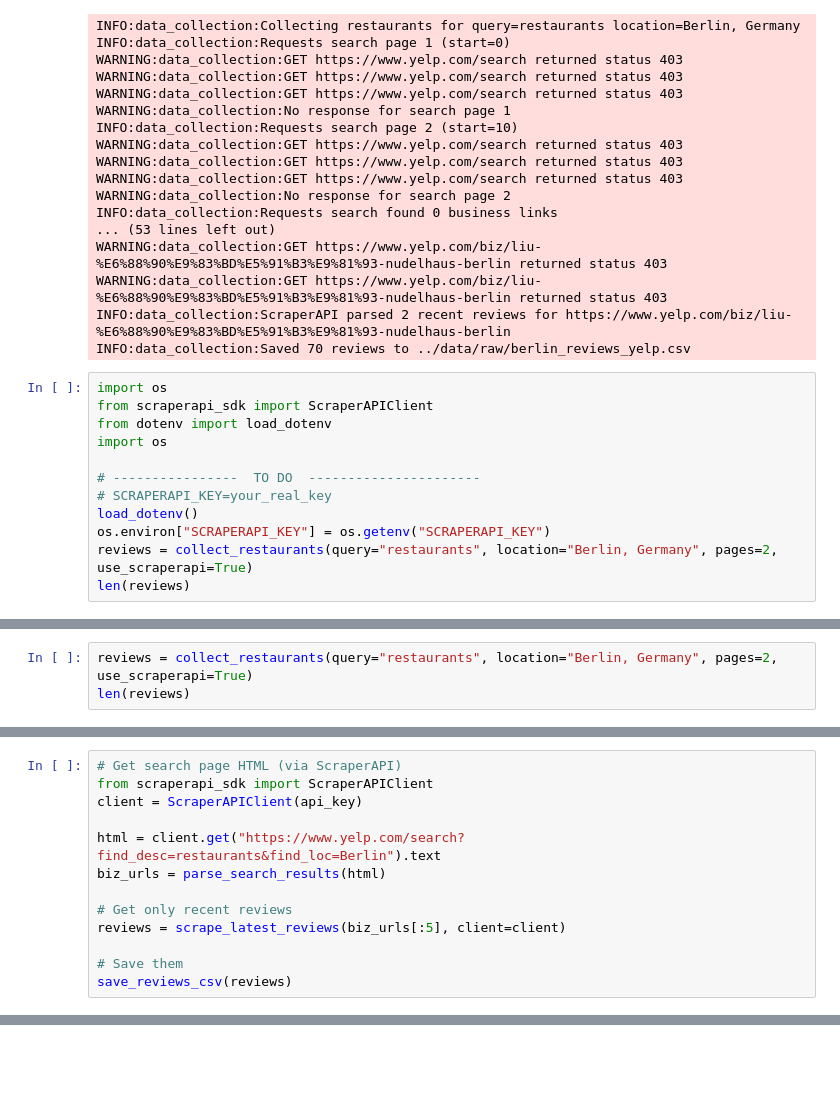
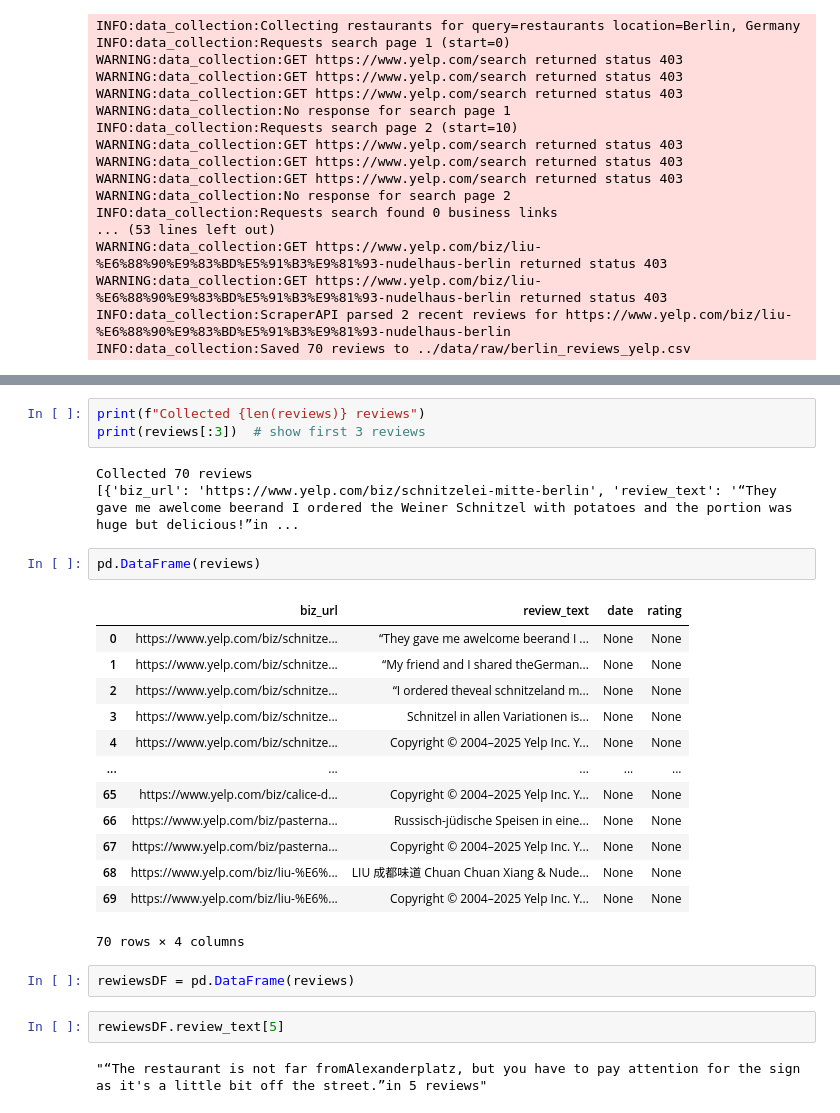
Before and after one commit to its30NA/berlin_bites, a Jupyter notebook: notebooks/01_data_collection.ipynb, the cells around one changed output, grey strips where cells are left out. Cells and saved outputs as stored; diff of their text form; blank space fills up the shorter version.

Commit message:
scraping has some issues, some reviews are there, some are mistaken with other information. need to fix and get more reviews

```diff
--- a/notebooks/01_data_collection.ipynb
+++ b/notebooks/01_data_collection.ipynb
@@ -1166,15 +1166,3 @@ WARNING:data_collection:GET https://www.yelp.com/biz/liu-%E6%88%90%E9%83%BD%E5%9
 WARNING:data_collection:GET https://www.yelp.com/biz/liu-%E6%88%90%E9%83%BD%E5%91%B3%E9%81%93-nudelhaus-berlin returned status 403
 INFO:data_collection:ScraperAPI parsed 2 recent reviews for https://www.yelp.com/biz/liu-%E6%88%90%E9%83%BD%E5%91%B3%E9%81%93-nudelhaus-berlin
 INFO:data_collection:Saved 70 reviews to ../data/raw/berlin_reviews_yelp.csv
-# %%
-import os
-from scraperapi_sdk import ScraperAPIClient
-from dotenv import load_dotenv
-import os
-
-# ----------------  TO DO  ----------------------
-# SCRAPERAPI_KEY=your_real_key
-load_dotenv()
-os.environ["SCRAPERAPI_KEY"] = os.getenv("SCRAPERAPI_KEY")
-reviews = collect_restaurants(query="restaurants", location="Berlin, Germany", pages=2, use_scraperapi=True)
-len(reviews)
@@ -1229,3 +1168,0 @@ Length of HTML: 551729
-# %%
-reviews = collect_restaurants(query="restaurants", location="Berlin, Germany", pages=2, use_scraperapi=True)
-len(reviews)
@@ -1345,13 +1168,0 @@ def save_reviews_csv(reviews, out_path="../data/raw/berlin_latest_reviews_yelp.c
-# %%
-# Get search page HTML (via ScraperAPI)
-from scraperapi_sdk import ScraperAPIClient
-client = ScraperAPIClient(api_key)
-
-html = client.get("https://www.yelp.com/search?find_desc=restaurants&find_loc=Berlin").text
-biz_urls = parse_search_results(html)
-
-# Get only recent reviews
-reviews = scrape_latest_reviews(biz_urls[:5], client=client)
-
-# Save them
-save_reviews_csv(reviews)
@@ -1482,0 +1169,28 @@ KeyboardInterrupt:
+# %%
+print(f"Collected {len(reviews)} reviews")
+print(reviews[:3])  # show first 3 reviews
+# %% [output]
+Collected 70 reviews
+[{'biz_url': 'https://www.yelp.com/biz/schnitzelei-mitte-berlin', 'review_text': '“They gave me awelcome beerand I ordered the Weiner Schnitzel with potatoes and the portion was huge but delicious!”in ...
+# %%
+pd.DataFrame(reviews)
+# %% [output]
+|  | biz_url | review_text | date | rating |
+| 0 | https://www.yelp.com/biz/schnitze... | “They gave me awelcome beerand I ... | None | None |
+| 1 | https://www.yelp.com/biz/schnitze... | “My friend and I shared theGerman... | None | None |
+| 2 | https://www.yelp.com/biz/schnitze... | “I ordered theveal schnitzeland m... | None | None |
+| 3 | https://www.yelp.com/biz/schnitze... | Schnitzel in allen Variationen is... | None | None |
+| 4 | https://www.yelp.com/biz/schnitze... | Copyright © 2004–2025 Yelp Inc. Y... | None | None |
+| ... | ... | ... | ... | ... |
+| 65 | https://www.yelp.com/biz/calice-d... | Copyright © 2004–2025 Yelp Inc. Y... | None | None |
+| 66 | https://www.yelp.com/biz/pasterna... | Russisch-jüdische Speisen in eine... | None | None |
+| 67 | https://www.yelp.com/biz/pasterna... | Copyright © 2004–2025 Yelp Inc. Y... | None | None |
+| 68 | https://www.yelp.com/biz/liu-%E6%... | LIU 成都味道 Chuan Chuan Xiang & Nude... | None | None |
+| 69 | https://www.yelp.com/biz/liu-%E6%... | Copyright © 2004–2025 Yelp Inc. Y... | None | None |
+70 rows × 4 columns
+# %%
+rewiewsDF = pd.DataFrame(reviews)
+# %%
+rewiewsDF.review_text[5]
+# %% [output]
+"“The restaurant is not far fromAlexanderplatz, but you have to pay attention for the sign as it's a little bit off the street.”in 5 reviews"
```
Also changed, not shown: parts of 11 cells of this notebook.
